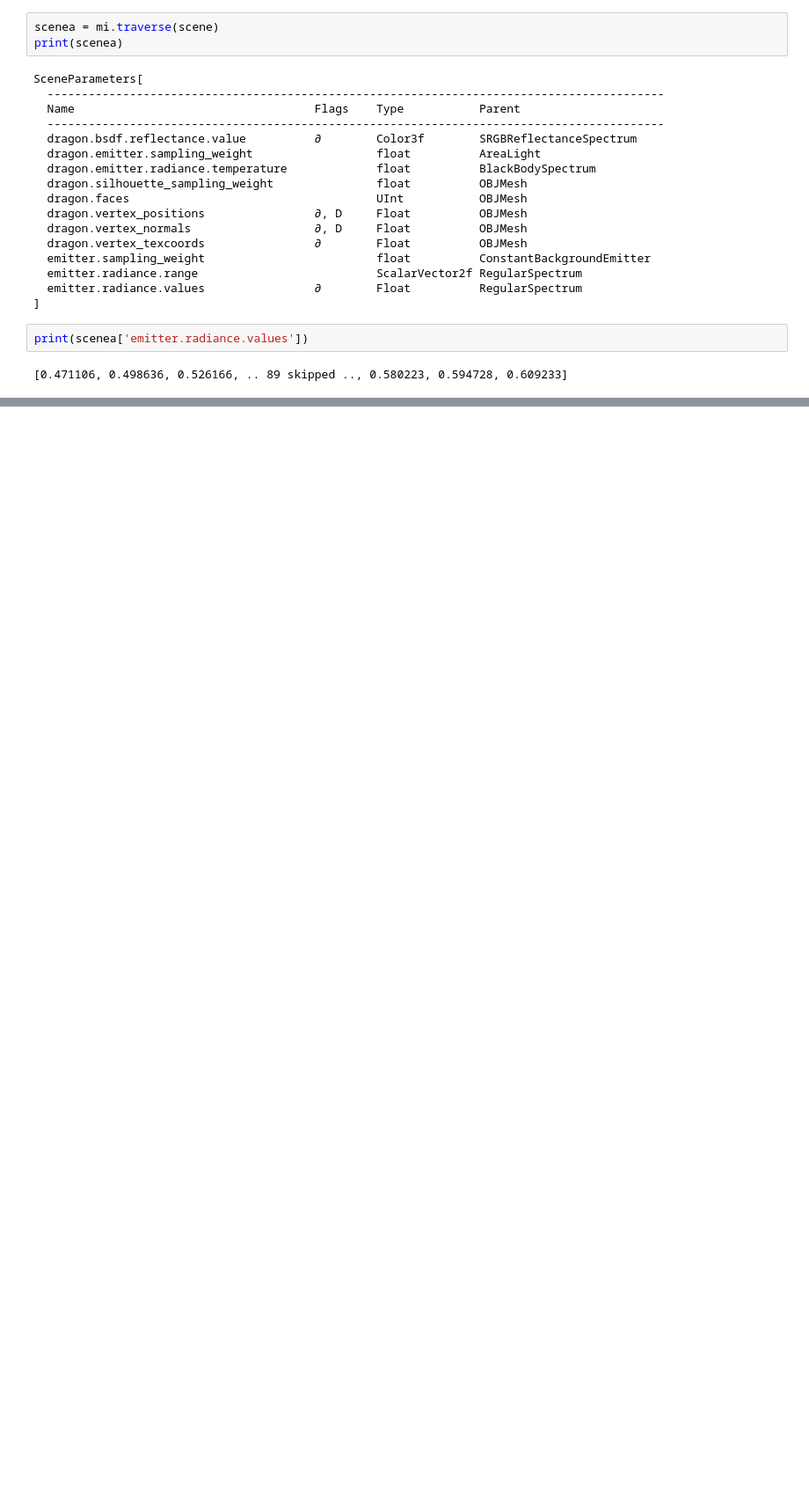
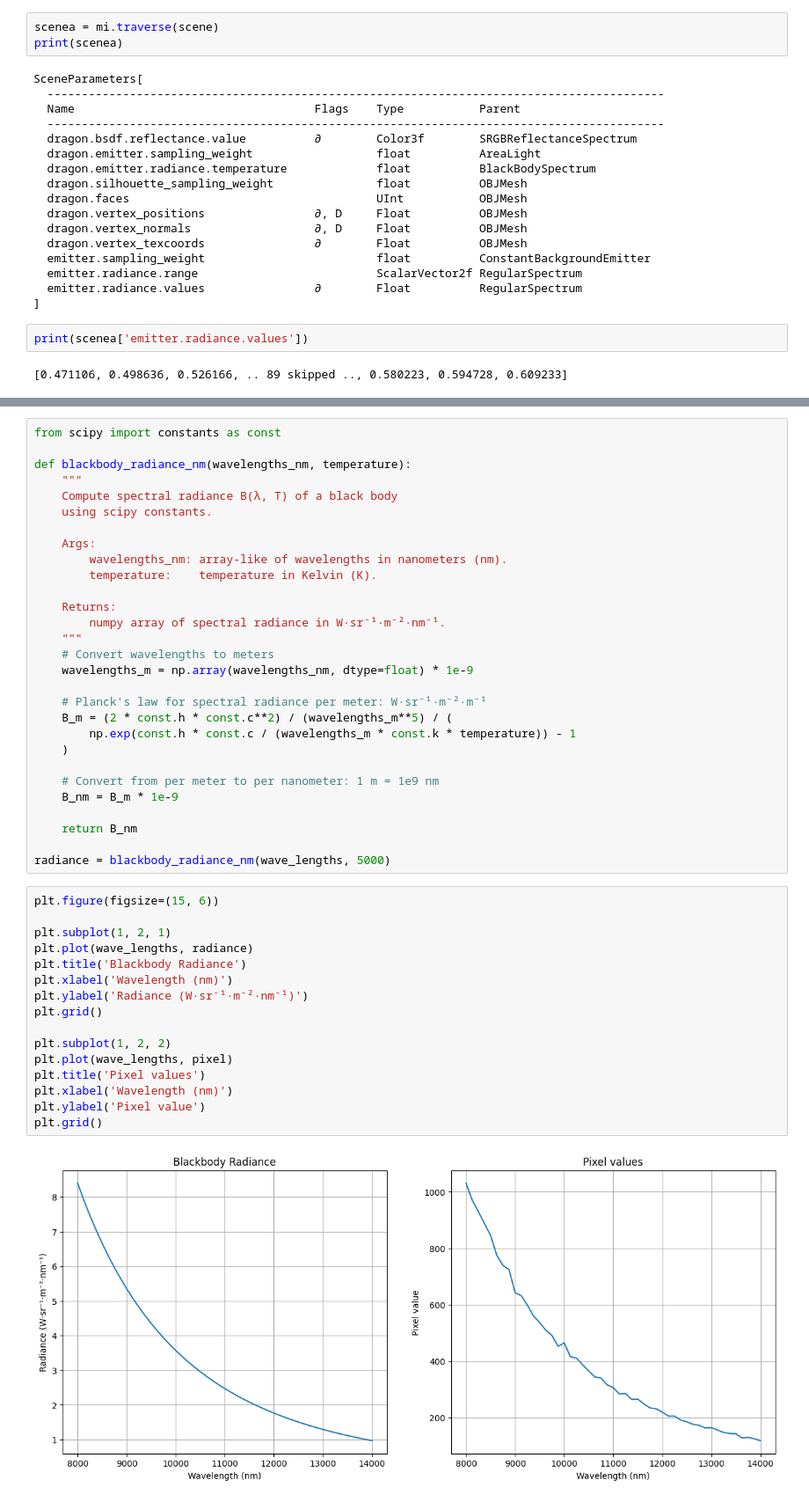
Before and after one commit to pimientoyolo/miThermal, a Jupyter notebook: mitsuba/intro_spectral.ipynb, the cells around one changed output, grey strips where cells are left out. Shown at 88% size. Saved outputs shown, nothing was run; the diff lists cells and outputs as text; blank space fills up the shorter version.

```diff
--- a/mitsuba/intro_spectral.ipynb
+++ b/mitsuba/intro_spectral.ipynb
@@ -228,0 +248,47 @@ print(scenea['emitter.radiance.values'])
+# %%
+from scipy import constants as const
+
+def blackbody_radiance_nm(wavelengths_nm, temperature):
+    """
+    Compute spectral radiance B(λ, T) of a black body
+    using scipy constants.
+
+    Args:
+        wavelengths_nm: array-like of wavelengths in nanometers (nm).
+        temperature:    temperature in Kelvin (K).
+
+    Returns:
+        numpy array of spectral radiance in W·sr⁻¹·m⁻²·nm⁻¹.
+    """
+    # Convert wavelengths to meters
+    wavelengths_m = np.array(wavelengths_nm, dtype=float) * 1e-9
+
+    # Planck's law for spectral radiance per meter: W·sr⁻¹·m⁻²·m⁻¹
+    B_m = (2 * const.h * const.c**2) / (wavelengths_m**5) / (
+        np.exp(const.h * const.c / (wavelengths_m * const.k * temperature)) - 1
+    )
+
+    # Convert from per meter to per nanometer: 1 m = 1e9 nm
+    B_nm = B_m * 1e-9
+
+    return B_nm
+
+radiance = blackbody_radiance_nm(wave_lengths, 5000)
+# %%
+plt.figure(figsize=(15, 6))
+
+plt.subplot(1, 2, 1)
+plt.plot(wave_lengths, radiance)
+plt.title('Blackbody Radiance')
+plt.xlabel('Wavelength (nm)')
+plt.ylabel('Radiance (W·sr⁻¹·m⁻²·nm⁻¹)')
+plt.grid()
+
+plt.subplot(1, 2, 2)
+plt.plot(wave_lengths, pixel)
+plt.title('Pixel values')
+plt.xlabel('Wavelength (nm)')
+plt.ylabel('Pixel value')
+plt.grid()
+# %% [output]
+[figure, added]
```
Also changed, not shown: parts of 12 cells of this notebook, 1 other file.
